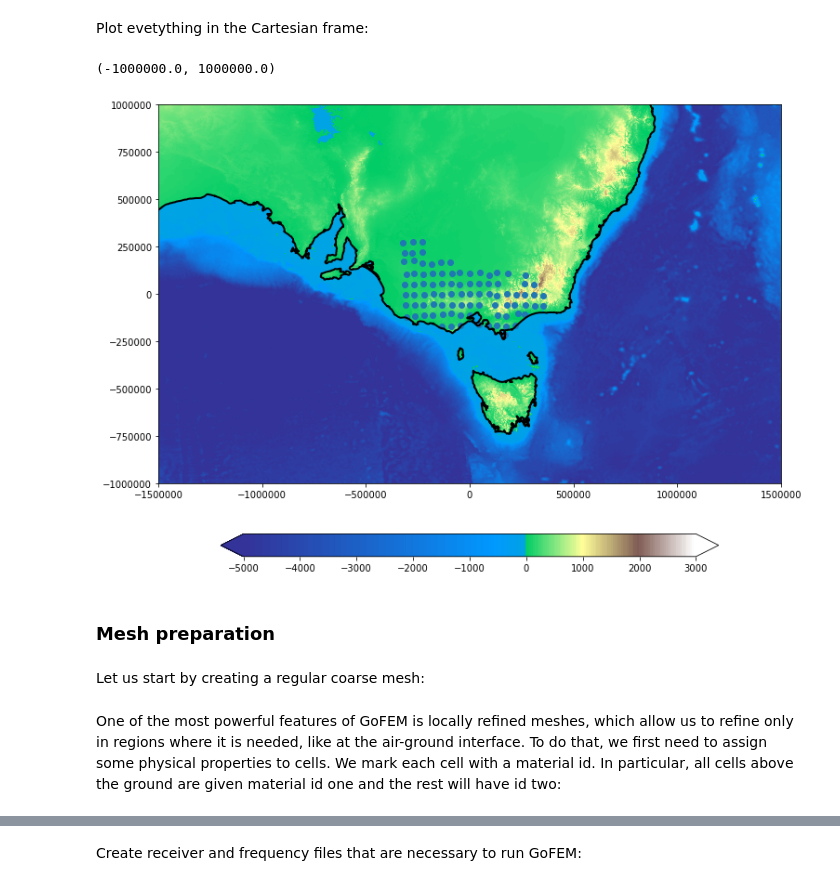
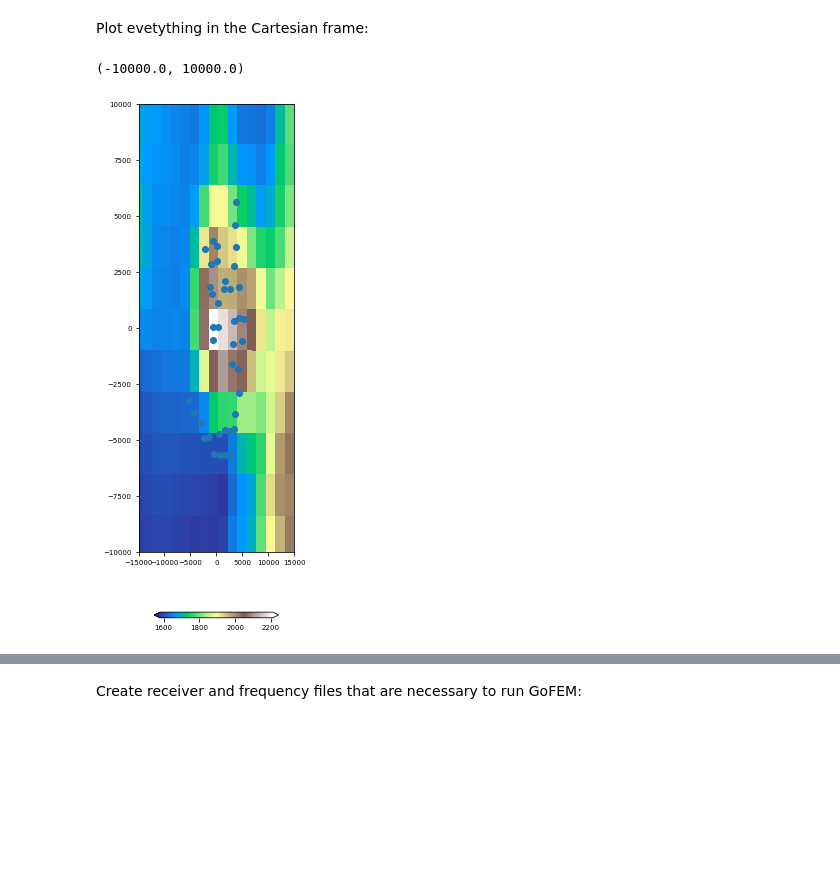
Before and after one commit to GoFEM/pyGoFEM, a Jupyter notebook: 04_working_with_EDI_files_and_MTpy.ipynb, the cells around one changed output, grey strips where cells are left out. Cells and saved outputs as stored; diff of their text form; code cells hidden in the pictures; blank space fills up the shorter version.

```diff
--- a/04_working_with_EDI_files_and_MTpy.ipynb
+++ b/04_working_with_EDI_files_and_MTpy.ipynb
@@ -137,0 +98,4 @@ INFO:mtpy.core.edi_collection:Saved shapefile to ./VIC_interpolated/Period_100/T
+# %%
+edi_path = "./EDI_interpolated/"
+edi_files = glob.glob(os.path.normpath(os.path.abspath(os.path.join(edi_path, "*.edi"))))
+edi_collection = EdiCollection(edi_files)
@@ -150,0 +131,7 @@ Read bathymetry data:
+# %%
+gdf = edi_collection.create_mt_station_gdf()
+
+station = 'M34'
+sindex = gdf.index[gdf['StationId'] == station][0]
+
+plot_obj = edi_collection.mt_obj_list[sindex].plot_mt_response(plot_num = 2, ploy_yn = 'y')
@@ -155,7 +178,9 @@ lon_etopo = np.array(nc_f.variables['x'][:])
 lat_etopo = np.array(nc_f.variables['y'][:])
 z_etopo = nc_f.variables['z'][:]
 
-model_extent = [125, 165, -50, -25]
+bbox = edi_collection.bound_box_dict
+
+model_extent = [bbox['MinLon']-0.1, bbox['MaxLon']+0.1, bbox['MinLat']-0.1, bbox['MaxLat']+0.1]
 lon_idx = np.where((lon_etopo > model_extent[0]) & (lon_etopo < model_extent[1]))[0]
 lat_idx = np.where((lat_etopo > model_extent[2]) & (lat_etopo < model_extent[3]))[0]
 
@@ -206,32 +223,18 @@ ax.scatter(gdf['Lon'], gdf['Lat'], marker = 'o', color = 'r', zorder = 3)
 # %% [markdown]
 Convert all coordinates to the local rectangular frame centered at the survey. Remember we use coordinate system where Z points down, X points to the North and Y points to the East.
 # %%
-#crs = ccrs.AzimuthalEquidistant(central_longitude=144.5, central_latitude=-37.)
-#crs = ccrs.TransverseMercator(central_longitude=144.5, central_latitude=-37.)
-crs = ccrs.LambertAzimuthalEqualArea(central_longitude=144.5, central_latitude=-37.)
-y0, x0 = 0, 0
-
-#crs = ccrs.UTM(54, southern_hemisphere=True)
-#[x0, y0] = crs.transform_point(144.5, -37, ccrs.Geodetic())
+crs = ccrs.UTM(37, southern_hemisphere=False)
+[x0, y0] = crs.transform_point((bbox['MinLon']+bbox['MaxLon']) / 2.,
+                               (bbox['MinLat']+bbox['MaxLat']) / 2., ccrs.Geodetic())
 
 # This can be converted into a `proj4` string/dict compatible with GeoPandas
 crs_proj4 = crs.proj4_init
-df_cartesian = df_au.to_crs(crs_proj4)
 gdf_cartesian = gdf.to_crs(crs_proj4)
-
-au_poly = MultiPolygon([p for p in df_cartesian.iloc[0]['geometry'] if p.area > 1e9])
-au_poly = shapely.ops.transform(lambda x, y: (y - y0, x - x0), au_poly)
 
 x_st = []
 y_st = []
 [[y_st.append(p.x - x0), x_st.append(p.y - y0)] for p in gdf_cartesian['geometry']]
 
-with open('./coastline.csv', 'w') as f:
-    for geom in au_poly.geoms:
-        x_au,y_au = geom.exterior.xy
-        for n in range(len(x_au)):
-            f.write("%0.6e %0.6e %0.6e\n" % (x_au[n], y_au[n], 0.1))
-
 etopo_cart = crs.transform_points(ccrs.Geodetic(), lon_grid, lat_grid, z_etopo)
 
 etopo_cart[:,:,0] -= x0
@@ -241,24 +244,16 @@ Plot evetything in the Cartesian frame:
 # %%
 fig = plt.figure(figsize=(12, 10))
 ax = plt.axes()
 
 pcm = ax.pcolormesh(etopo_cart[:,:,0], etopo_cart[:,:,1], etopo_cart[:,:,2],\
-                    norm=divnorm, cmap = terrain_map)
+                    cmap = 'terrain')
 
 cbar = fig.colorbar(pcm, ax = ax, extend='both', shrink=0.8, pad = 0.1, orientation='horizontal')
 
-for geom in au_poly.geoms:
-    x_au,y_au = geom.exterior.xy
-    ax.plot(y_au, x_au, color = 'k')
-
 ax.scatter(y_st, x_st, marker = 'o')
 
-ax.set_xlim([-1.5e6, 1.5e6])
-ax.set_ylim([-1e6, 1e6])
+ax.set_xlim([-1.5e4, 1.5e4])
+ax.set_ylim([-1e4, 1e4])
 # %% [output]
-(-1000000.0, 1000000.0)
+(-10000.0, 10000.0)
-[figure, old version]
+[figure, new version]
-# %% [markdown]
-### Mesh preparation
-# %% [markdown]
-Let us start by creating a regular coarse mesh:
@@ -278,2 +259,0 @@ str_fmt = '# of cells = %d\nsmallest cell = %0.1f m\nlargest cell = %0.1f m'
-# %% [markdown]
-One of the most powerful features of GoFEM is locally refined meshes, which allow us to refine only in regions where it is needed, like at the air-ground interface. To do that, we first need to assign some physical properties to cells. We mark each cell with a material id. In particular, all cells above the ground are given material id one and the rest will have id two:
```
Also changed, not shown: parts of 49 cells of this notebook, 1 other file.
